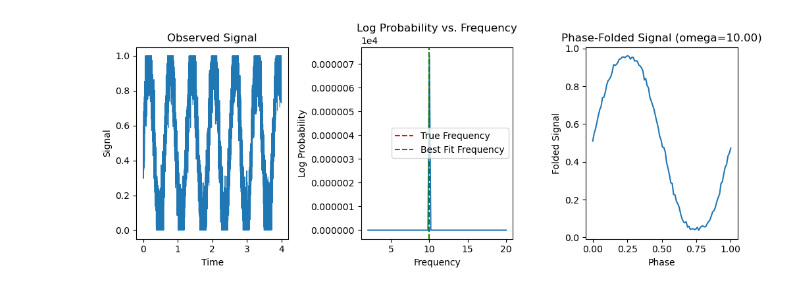
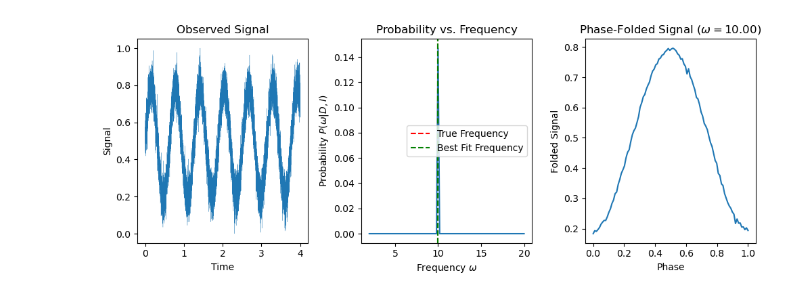
Before and after one commit to chikaranabla/finding_exoplanet-project3-, a Jupyter notebook: rigorous_signal_detect.ipynb, the cells around one changed output. Saved outputs shown, nothing was run; the diff lists cells and outputs as text; code cells hidden in the pictures.

Commit message:
Signal stuff

```diff
--- a/rigorous_signal_detect.ipynb
+++ b/rigorous_signal_detect.ipynb
@@ -35,35 +35,33 @@ log_odds_ratio(log_P_D, log_P_constant(t, signal, uncerts, A_min=0, A_max=1), Om
 # %%
 fig, axs = plt.subplots(1, 3, figsize=(10, 4))
 
-phi_best = 0
-m_best = 10
-
 omega_best = best_omega(Omega, P_w)
-folded_signal, bin_phases = phase_fold(t, signal, omega=omega_best, phi=phi_best, num_bins=100, reduction='mean')
+num_bins_display = 100
+folded_signal, bin_phases = phase_fold(t, signal, omega=omega_best, phi=np.pi/2, num_bins=num_bins_display, reduction='mean')
 
 # First subplot: the signal versus time
-axs[0].plot(t, signal, lw=0.8)
+axs[0].plot(t, signal, lw=0.2)
 axs[0].set_xlabel('Time')
 axs[0].set_ylabel('Signal')
 axs[0].set_title('Observed Signal')
 
 # Second subplot: Omega vs. Pw (current plot)
 axs[1].plot(Omega, P_w)
 axs[1].axvline(x=omega_true, color='r', linestyle='--', label='True Frequency')
 axs[1].axvline(x=omega_best, color='g', linestyle='--', label='Best Fit Frequency')
-axs[1].set_xlabel('Frequency')
-axs[1].set_ylabel("Log Probability")
+axs[1].set_xlabel(r'Frequency $\omega$')
+axs[1].set_ylabel(r"Probability $P(\omega | D, I)$")
 axs[1].legend()
-axs[1].set_title('Log Probability vs. Frequency')
-axs[1].ticklabel_format(axis='y', style='sci', scilimits=(4,4))
+axs[1].set_title('Probability vs. Frequency')
+axs[1].ticklabel_format(axis='y', style='sci')
 
 # Third subplot: Phase-folded signal using best-fit frequency
 axs[2].plot(bin_phases, folded_signal)
 axs[2].set_xlabel('Phase')
 axs[2].set_ylabel('Folded Signal')
-axs[2].set_title(f'Phase-Folded Signal (omega={omega_best:.2f})')
+axs[2].set_title(rf'Phase-Folded Signal ($\omega={omega_best:.2f}$)')
 
 plt.tight_layout()
 plt.show()
 # %% [output]
-[figure, old version]
+[figure, new version]
```
Also changed, not shown: parts of 1 cell of this notebook, 1 other file.
